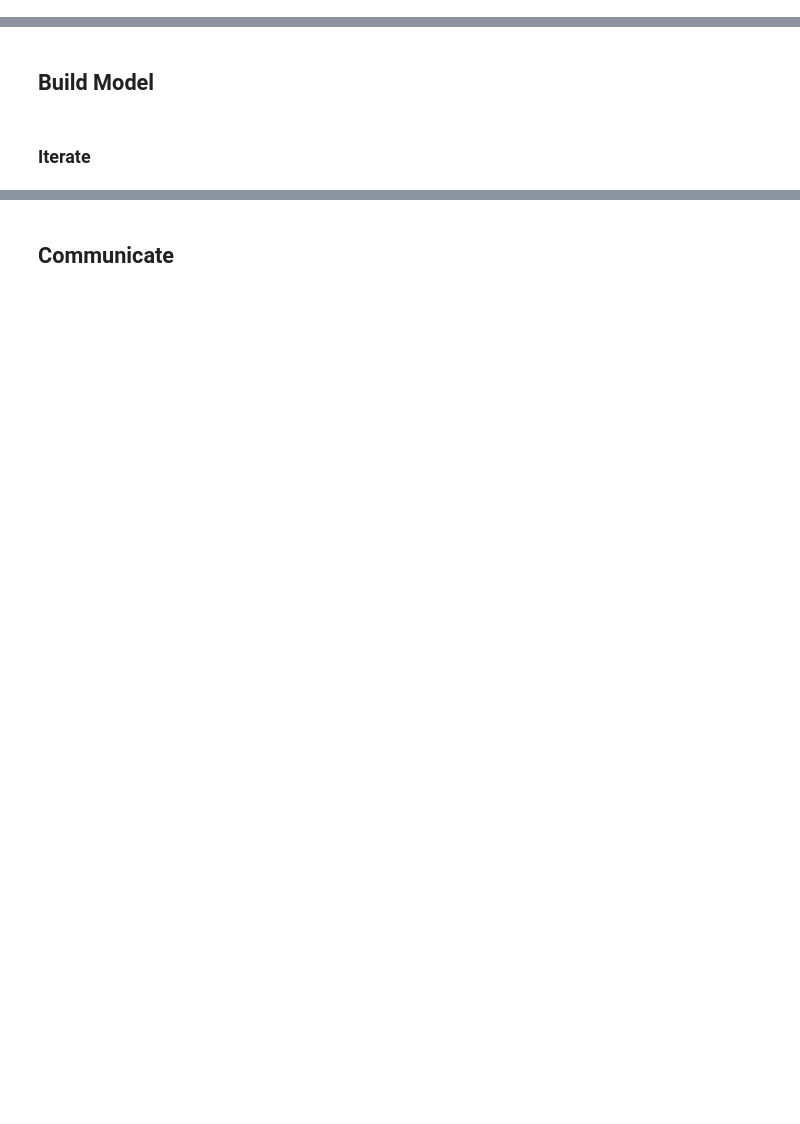
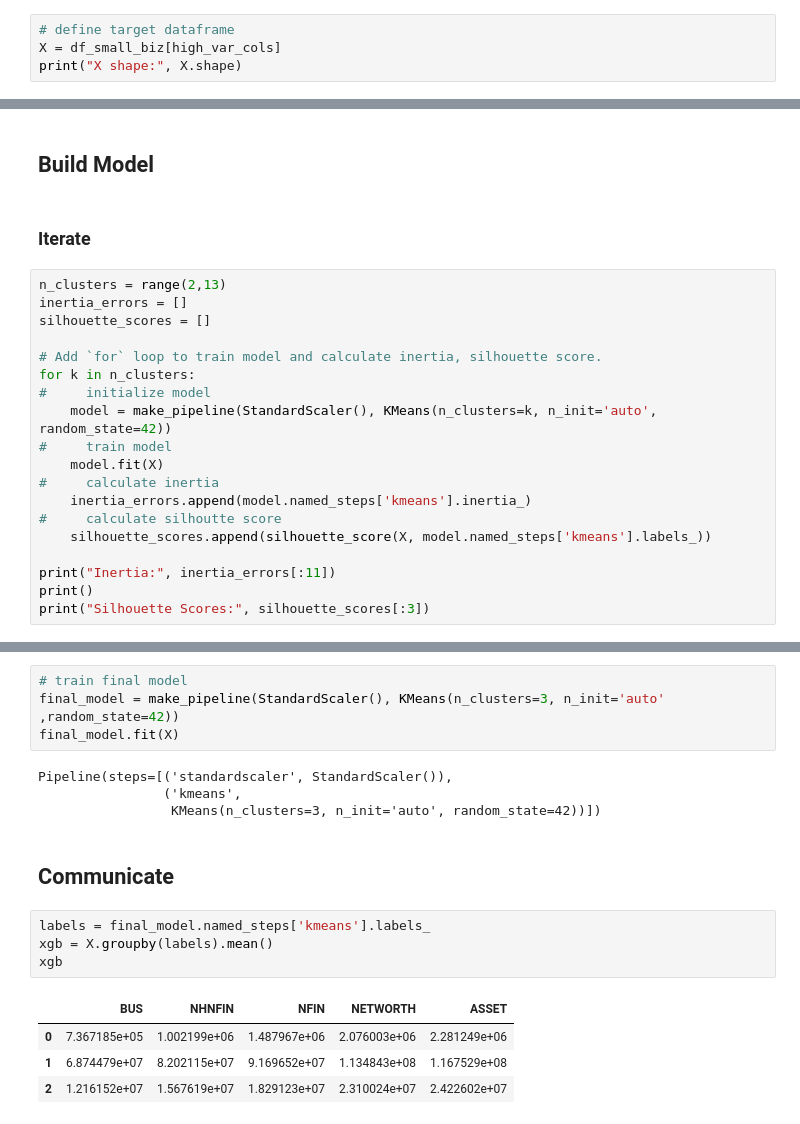
Before and after one commit to noelogbuagu/Data_Science_Portfolio, a Jupyter notebook: 6_Customer_Segmentation/notebook.ipynb, the cells around one changed output, grey strips where cells are left out. Saved outputs shown, nothing was run; the diff lists cells and outputs as text; blank space fills up the shorter version.

```diff
--- a/6_Customer_Segmentation/notebook.ipynb
+++ b/6_Customer_Segmentation/notebook.ipynb
@@ -297,3 +293,7 @@ high_var_cols
 ['BUS', 'NHNFIN', 'NFIN', 'NETWORTH', 'ASSET']
 # %% [markdown]
 ### Split
+# %%
+# define target dataframe
+X = df_small_biz[high_var_cols]
+print("X shape:", X.shape)
@@ -301,3 +303,22 @@ high_var_cols
 ## Build Model
 # %% [markdown]
 ### Iterate
+# %%
+n_clusters = range(2,13)
+inertia_errors = []
+silhouette_scores = []
+
+# Add `for` loop to train model and calculate inertia, silhouette score.
+for k in n_clusters:
+#     initialize model
+    model = make_pipeline(StandardScaler(), KMeans(n_clusters=k, n_init='auto', random_state=42))
+#     train model
+    model.fit(X)
+#     calculate inertia
+    inertia_errors.append(model.named_steps['kmeans'].inertia_)
+#     calculate silhoutte score
+    silhouette_scores.append(silhouette_score(X, model.named_steps['kmeans'].labels_))
+
+print("Inertia:", inertia_errors[:11])
+print()
+print("Silhouette Scores:", silhouette_scores[:3])
@@ -304,2 +353,19 @@ high_var_cols
+# %%
+# train final model
+final_model = make_pipeline(StandardScaler(), KMeans(n_clusters=3, n_init='auto' ,random_state=42))
+final_model.fit(X)
+# %% [output]
+Pipeline(steps=[('standardscaler', StandardScaler()),
+                ('kmeans',
+                 KMeans(n_clusters=3, n_init='auto', random_state=42))])
 # %% [markdown]
 ## Communicate
+# %%
+labels = final_model.named_steps['kmeans'].labels_
+xgb = X.groupby(labels).mean()
+xgb
+# %% [output]
+|  | BUS | NHNFIN | NFIN | NETWORTH | ASSET |
+| 0 | 7.367185e+05 | 1.002199e+06 | 1.487967e+06 | 2.076003e+06 | 2.281249e+06 |
+| 1 | 6.874479e+07 | 8.202115e+07 | 9.169652e+07 | 1.134843e+08 | 1.167529e+08 |
+| 2 | 1.216152e+07 | 1.567619e+07 | 1.829123e+07 | 2.310024e+07 | 2.422602e+07 |
```
Also changed, not shown: parts of 8 cells of this notebook.
